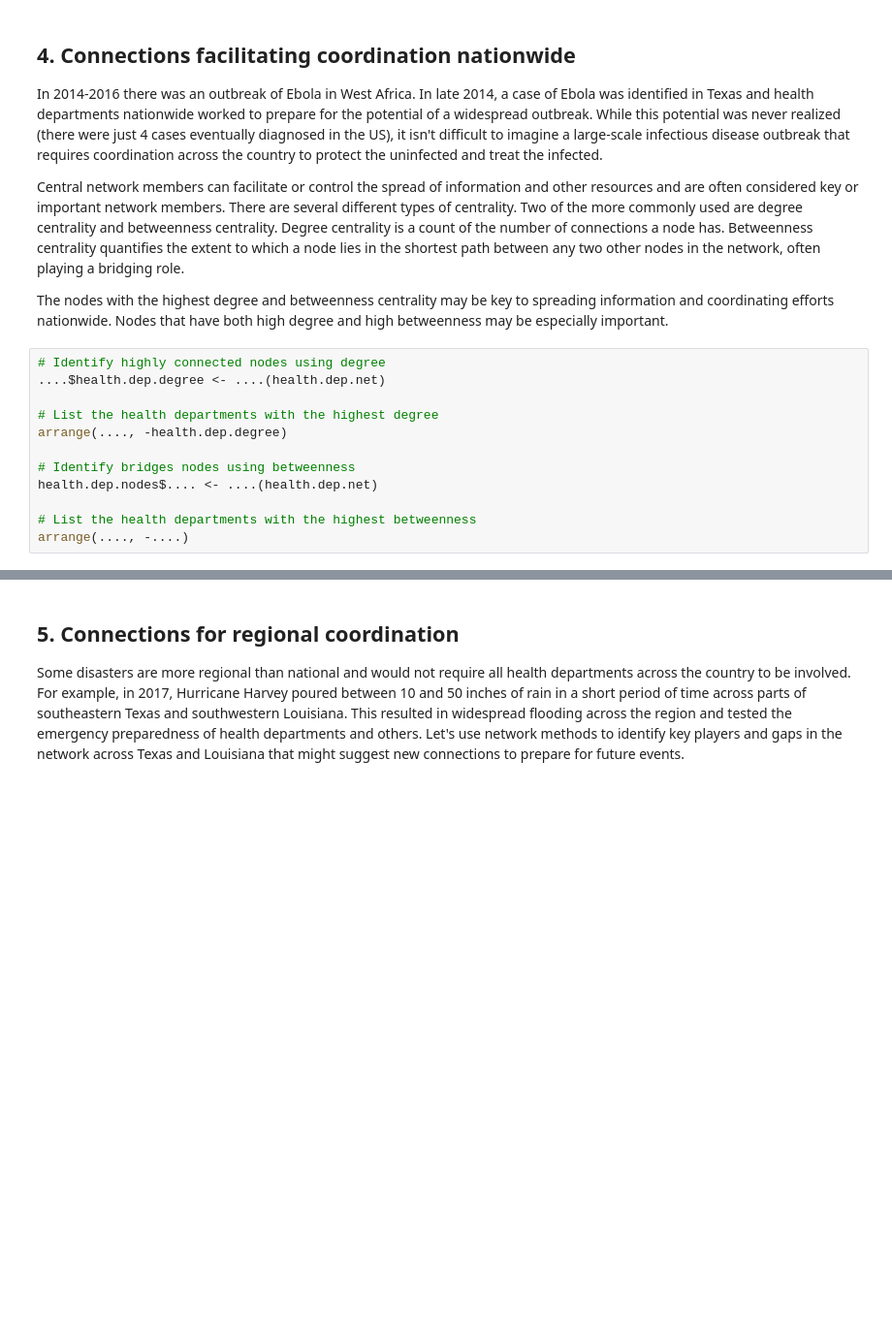
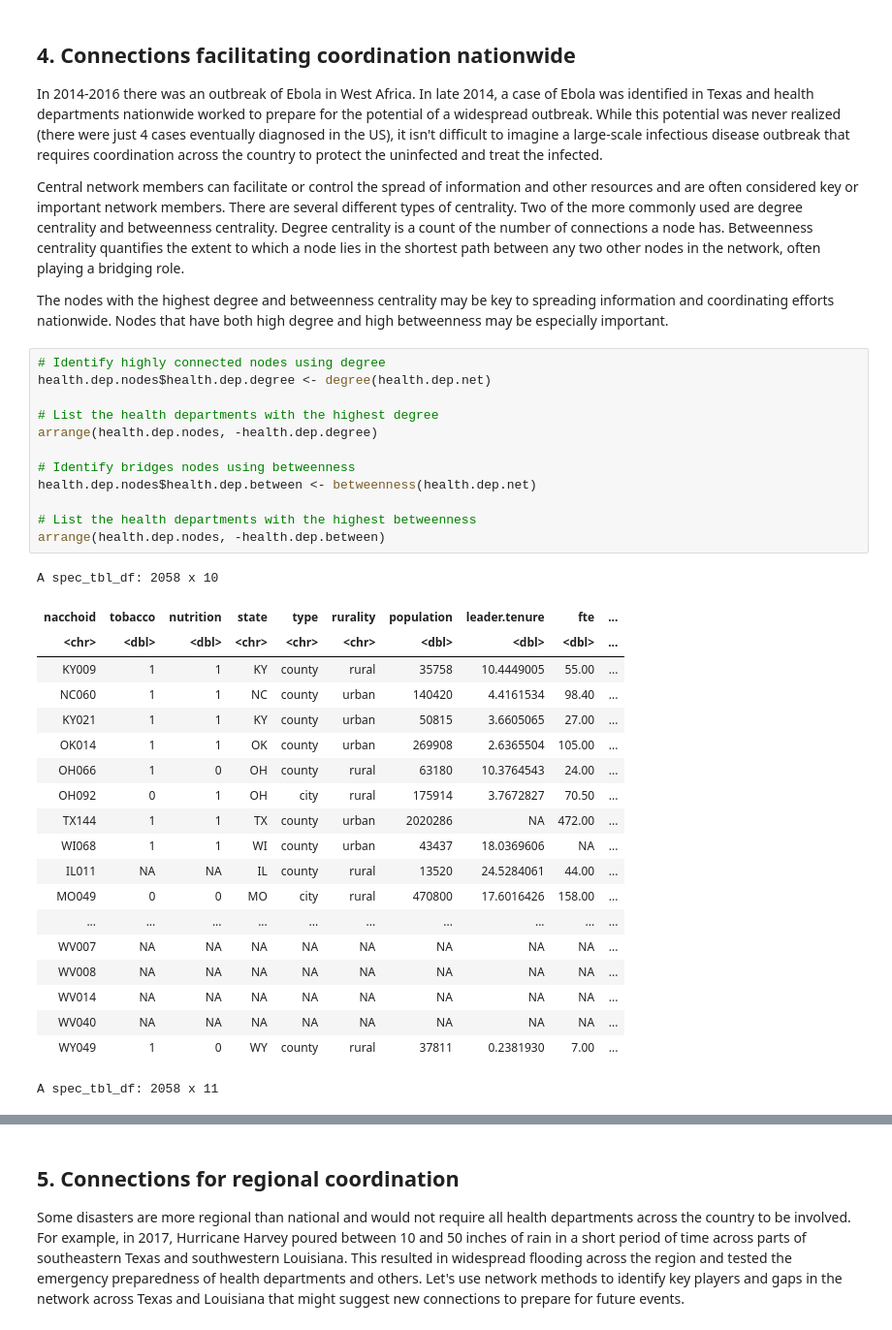
Before and after one commit to JeremyTallant/health_network, a Jupyter notebook: network_analysis.ipynb, the cells around one changed output, grey strips where cells are left out. Shown at 97% size. Saved outputs shown, nothing was run; the diff lists cells and outputs as text; blank space fills up the shorter version.

```diff
--- a/network_analysis.ipynb
+++ b/network_analysis.ipynb
@@ -79,13 +95,34 @@ health.dep.net <- ....(health.dep.net,
 <p>The nodes with the highest degree and betweenness centrality may be key to spreading information and coordinating efforts nationwide. Nodes that have both high degree and high betweenness may be especially important.</p>
 # %%
 # Identify highly connected nodes using degree
-....$health.dep.degree <- ....(health.dep.net)
+health.dep.nodes$health.dep.degree <- degree(health.dep.net)
 
 # List the health departments with the highest degree
-arrange(...., -health.dep.degree)
+arrange(health.dep.nodes, -health.dep.degree)
 
 # Identify bridges nodes using betweenness
-health.dep.nodes$.... <- ....(health.dep.net)
+health.dep.nodes$health.dep.between <- betweenness(health.dep.net)
 
 # List the health departments with the highest betweenness
-arrange(...., -....)
+arrange(health.dep.nodes, -health.dep.between)
+# %% [output]
+A spec_tbl_df: 2058 x 10
+| nacchoid | tobacco | nutrition | state | type | rurality | population | leader.tenure | fte | ... |
+| <chr> | <dbl> | <dbl> | <chr> | <chr> | <chr> | <dbl> | <dbl> | <dbl> | ... |
+| KY009 | 1 | 1 | KY | county | rural | 35758 | 10.4449005 | 55.00 | ... |
+| NC060 | 1 | 1 | NC | county | urban | 140420 | 4.4161534 | 98.40 | ... |
+| KY021 | 1 | 1 | KY | county | urban | 50815 | 3.6605065 | 27.00 | ... |
+| OK014 | 1 | 1 | OK | county | urban | 269908 | 2.6365504 | 105.00 | ... |
+| OH066 | 1 | 0 | OH | county | rural | 63180 | 10.3764543 | 24.00 | ... |
+| OH092 | 0 | 1 | OH | city | rural | 175914 | 3.7672827 | 70.50 | ... |
+| TX144 | 1 | 1 | TX | county | urban | 2020286 | NA | 472.00 | ... |
+| WI068 | 1 | 1 | WI | county | urban | 43437 | 18.0369606 | NA | ... |
+| IL011 | NA | NA | IL | county | rural | 13520 | 24.5284061 | 44.00 | ... |
+| MO049 | 0 | 0 | MO | city | rural | 470800 | 17.6016426 | 158.00 | ... |
+| ... | ... | ... | ... | ... | ... | ... | ... | ... | ... |
+| WV007 | NA | NA | NA | NA | NA | NA | NA | NA | ... |
+| WV008 | NA | NA | NA | NA | NA | NA | NA | NA | ... |
+| WV014 | NA | NA | NA | NA | NA | NA | NA | NA | ... |
+| WV040 | NA | NA | NA | NA | NA | NA | NA | NA | ... |
+| WY049 | 1 | 0 | WY | county | rural | 37811 | 0.2381930 | 7.00 | ... |
+A spec_tbl_df: 2058 x 11
```
Also changed, not shown: parts of 11 cells of this notebook.
